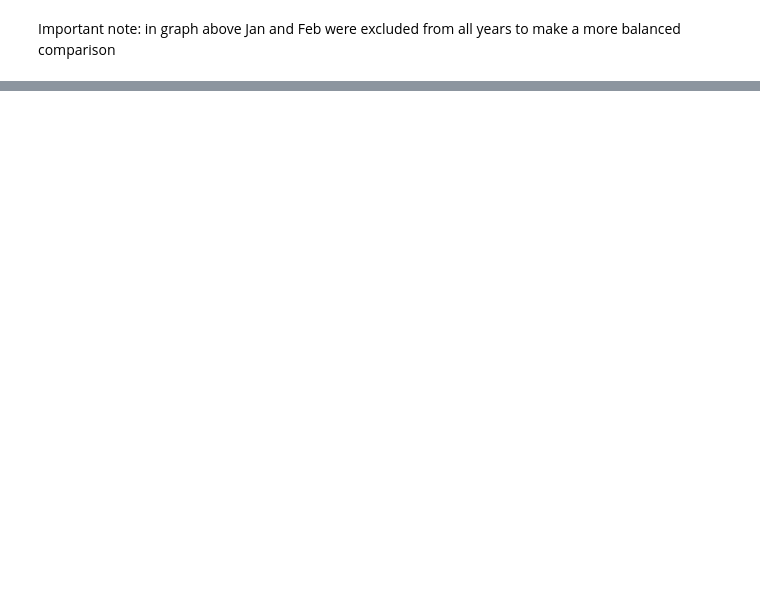
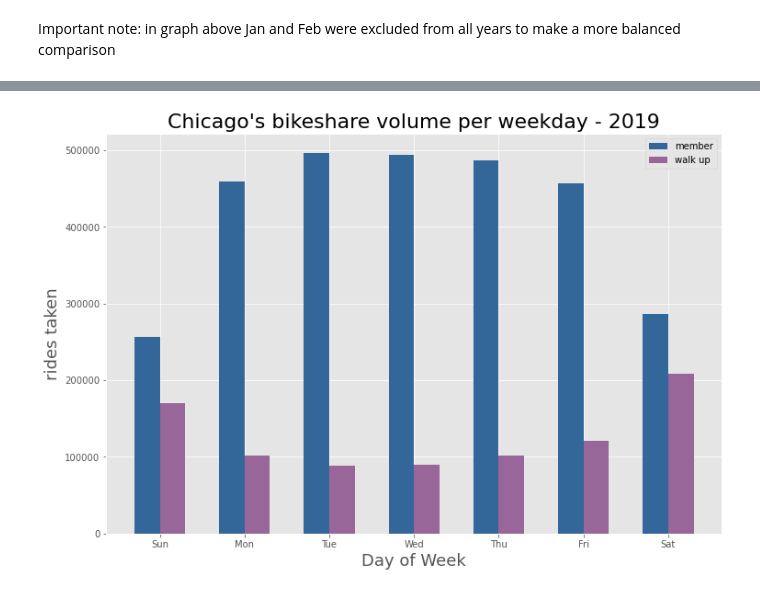
Before and after one commit to nick-kopy/Exploration-of-bike-share-programs-post-pandemic, a Jupyter notebook: data_clean.ipynb, the cells around one changed output, grey strips where cells are left out. Drawn from its saved outputs; the diff is of its cells as text; code cells hidden in the pictures; blank space fills up the shorter version.

```diff
--- a/data_clean.ipynb
+++ b/data_clean.ipynb
@@ -403,0 +567,8 @@ root
+# %%
+# New analysis: ridership over different weekdays
+
+ch_sdf_wd = (ch_sdf.withColumn('date', ch_sdf.start_time.cast(DateType()))
+             .withColumn('year', f.date_format('date', 'y'))
+             .withColumn('weekday', f.date_format('date', 'E')))
+
+ch_sdf_wd.show()
@@ -403,0 +626,6 @@ root
+# %%
+# Moving to pandas for visualization. This dataframe is only counts, not the whole data, so it's not too big
+
+ch_df_wd = ch_sdf_wd.toPandas()
+
+ch_df_wd
@@ -403,0 +641,11 @@ root
+# %%
+# Unfortunately need to sort by weekday
+# Don't run this cell multiple times, 'weekday' will all become NaN
+
+wd_sort = dict(zip(['Sun', 'Mon', 'Tue', 'Wed', 'Thu', 'Fri', 'Sat'], range(7)))
+
+ch_df_wd['weekday'] = ch_df_wd['weekday'].map(wd_sort)
+
+ch_df_wd.sort_values(by=['weekday'], inplace=True)
+
+ch_df_wd
@@ -403,0 +661,21 @@ root
+# %%
+# visualization of rides across weekdays for members and non-members
+
+fig, ax = plt.subplots(figsize=(12,8))
+
+width = 0.3
+ax.bar(ch_df_wd['weekday']-width/2, ch_df_wd['2019_member_ct'], width=width, align='center', label='member', color=(0.2, 0.4, 0.6, 1))
+ax.bar(ch_df_wd['weekday']+width/2, ch_df_wd['2019_ct']-ch_df_wd['2019_member_ct'], width=width, align='center', label='walk up', color=(0.6, 0.4, 0.6, 1))
+
+ax.set_xticks(ch_df_wd['weekday'])
+ax.set_xticklabels(['Sun', 'Mon', 'Tue', 'Wed', 'Thu', 'Fri', 'Sat'])
+
+ax.set_xlabel('Day of Week', fontsize=18)
+ax.set_ylabel('rides taken', fontsize=18)
+ax.set_title("Chicago's bikeshare volume per weekday - 2019", fontsize=22)
+
+ax.legend();
+
+#plt.savefig('graphs/chicago_volume.png');
+# %% [output]
+[figure, added]
```
Also changed, not shown: parts of 31 cells of this notebook, 1 other file.
